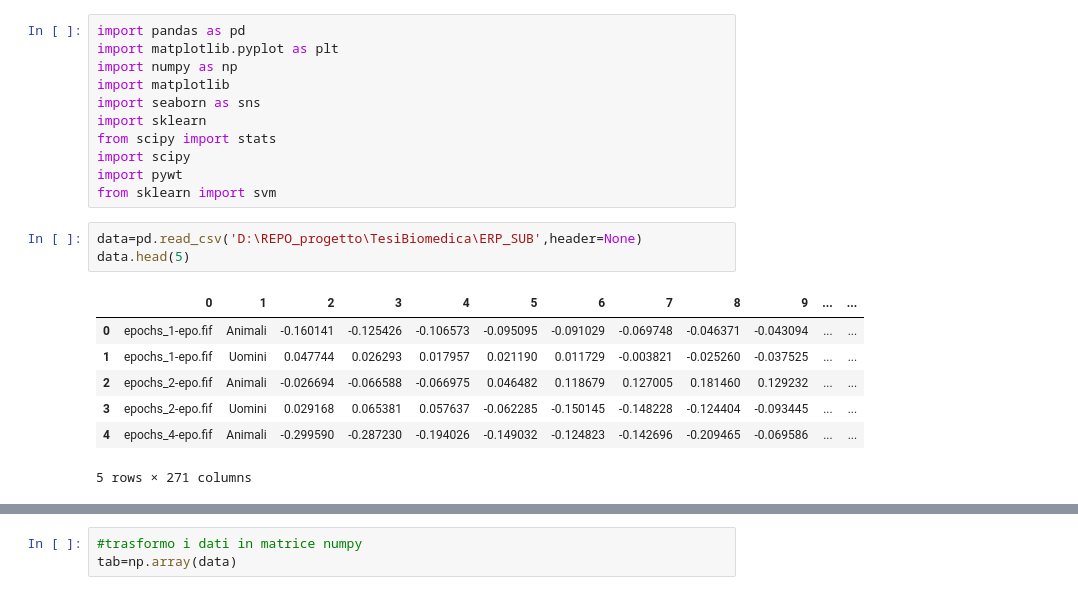
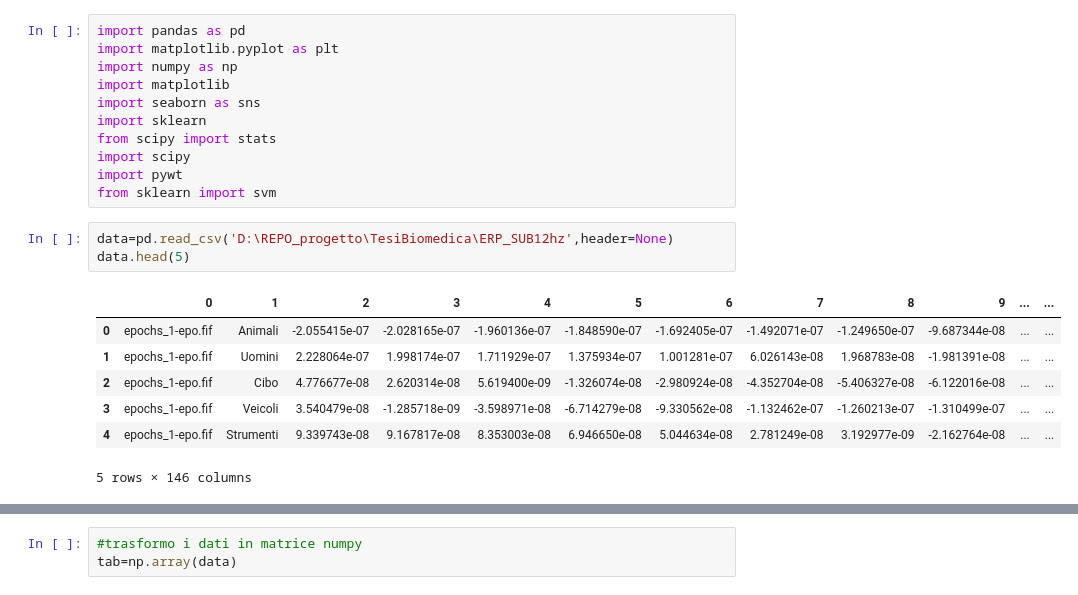
Before and after one commit to Diego41ITA/EEG-analysis, a Jupyter notebook: Read ERP_CWT.ipynb, the cells around one changed output, grey strips where cells are left out. Saved outputs shown, nothing was run; the diff lists cells and outputs as text.

```diff
--- a/Read ERP_CWT.ipynb
+++ b/Read ERP_CWT.ipynb
@@ -10,13 +10,13 @@ import scipy
 import pywt
 from sklearn import svm
 # %%
-data=pd.read_csv('D:\REPO_progetto\TesiBiomedica\ERP_SUB',header=None)
+data=pd.read_csv('D:\REPO_progetto\TesiBiomedica\ERP_SUB12hz',header=None)
 data.head(5)
 # %% [output]
 |  | 0 | 1 | 2 | 3 | 4 | 5 | 6 | 7 | 8 | 9 | ... | ... |
-| 0 | epochs_1-epo.fif | Animali | -0.160141 | -0.125426 | -0.106573 | -0.095095 | -0.091029 | -0.069748 | -0.046371 | -0.043094 | ... | ... |
-| 1 | epochs_1-epo.fif | Uomini | 0.047744 | 0.026293 | 0.017957 | 0.021190 | 0.011729 | -0.003821 | -0.025260 | -0.037525 | ... | ... |
-| 2 | epochs_2-epo.fif | Animali | -0.026694 | -0.066588 | -0.066975 | 0.046482 | 0.118679 | 0.127005 | 0.181460 | 0.129232 | ... | ... |
-| 3 | epochs_2-epo.fif | Uomini | 0.029168 | 0.065381 | 0.057637 | -0.062285 | -0.150145 | -0.148228 | -0.124404 | -0.093445 | ... | ... |
-| 4 | epochs_4-epo.fif | Animali | -0.299590 | -0.287230 | -0.194026 | -0.149032 | -0.124823 | -0.142696 | -0.209465 | -0.069586 | ... | ... |
+| 0 | epochs_1-epo.fif | Animali | -2.055415e-07 | -2.028165e-07 | -1.960136e-07 | -1.848590e-07 | -1.692405e-07 | -1.492071e-07 | -1.249650e-07 | -9.687344e-08 | ... | ... |
+| 1 | epochs_1-epo.fif | Uomini | 2.228064e-07 | 1.998174e-07 | 1.711929e-07 | 1.375934e-07 | 1.001281e-07 | 6.026143e-08 | 1.968783e-08 | -1.981391e-08 | ... | ... |
+| 2 | epochs_1-epo.fif | Cibo | 4.776677e-08 | 2.620314e-08 | 5.619400e-09 | -1.326074e-08 | -2.980924e-08 | -4.352704e-08 | -5.406327e-08 | -6.122016e-08 | ... | ... |
+| 3 | epochs_1-epo.fif | Veicoli | 3.540479e-08 | -1.285718e-09 | -3.598971e-08 | -6.714279e-08 | -9.330562e-08 | -1.132462e-07 | -1.260213e-07 | -1.310499e-07 | ... | ... |
+| 4 | epochs_1-epo.fif | Strumenti | 9.339743e-08 | 9.167817e-08 | 8.353003e-08 | 6.946650e-08 | 5.044634e-08 | 2.781249e-08 | 3.192977e-09 | -2.162764e-08 | ... | ... |
-5 rows × 271 columns
+5 rows × 146 columns
```
Also changed, not shown: parts of 22 cells of this notebook.
